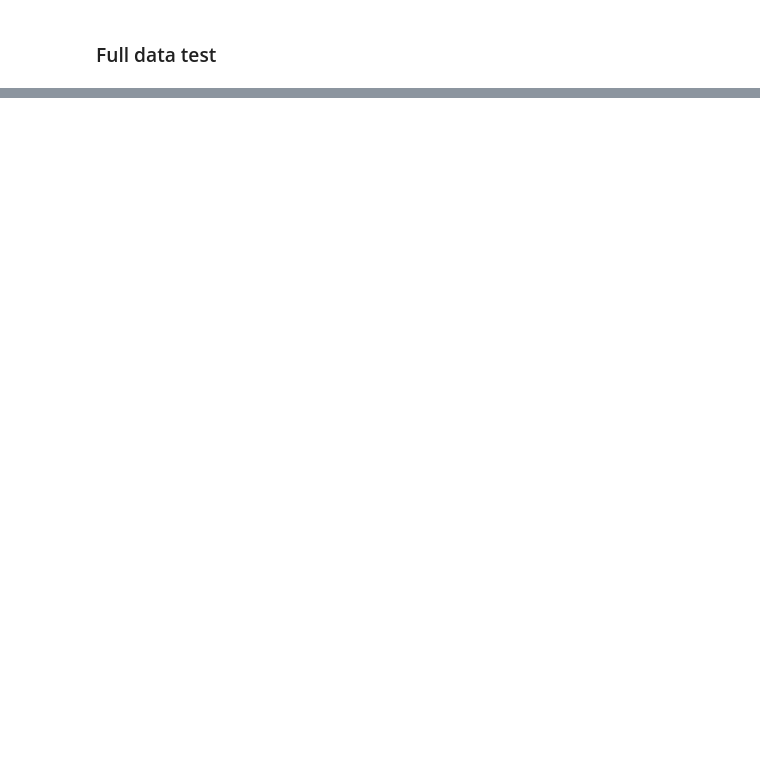
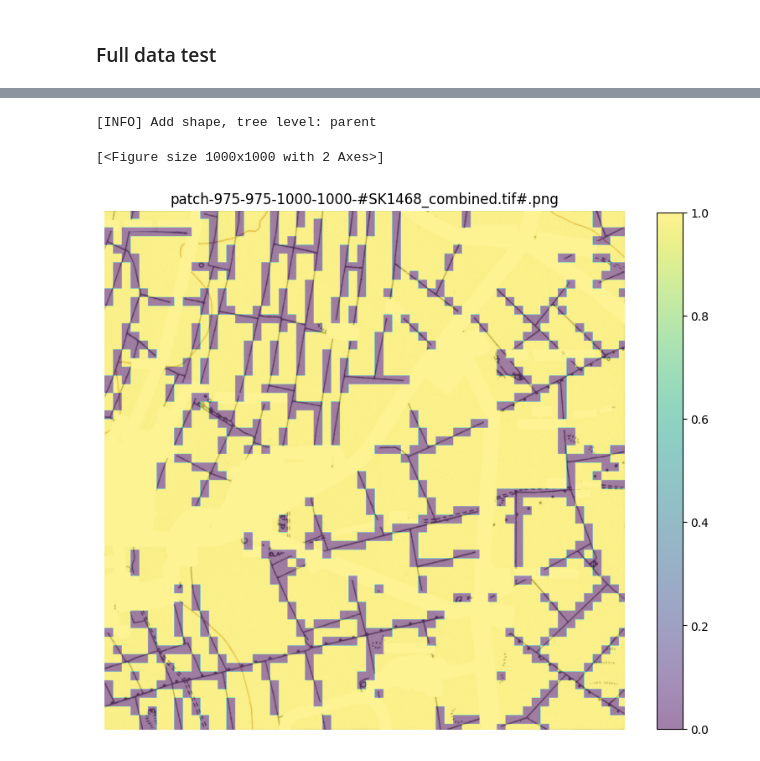
Before and after one commit to pdnpa/cnn-boundaries, a Jupyter notebook: notebooks/map-reader.ipynb, the cells around one changed output, grey strips where cells are left out. Cells and saved outputs as stored; diff of their text form; code cells hidden in the pictures; blank space fills up the shorter version.

```diff
--- a/notebooks/map-reader.ipynb
+++ b/notebooks/map-reader.ipynb
@@ -358,5 +342,7 @@ my_maps.show_parent(parent_list[0], column_to_plot="pred", vmin=0, vmax=1, alpha
 # %% [markdown]
 ### Full data test
+# %%
+patch_df.reset_index(inplace=True, drop=False)
 # %%
 patch_df.head()
 # %% [output]
@@ -371,7 +356,7 @@ patch_df.head()
 predictions = PatchDataset(patch_df, transform="test")
 # %%
 # add this dataset to ClassifierContainer()
-my_classifier.load_dataset(patch_df, set_name="predictions")
+my_classifier.load_dataset(predictions, set_name="predictions")
 # %%
 my_classifier.inference(set_name="predictions")
 # %% [output]
@@ -388,11 +386,15 @@ infer.patch_df
 # %%
 from mapreader import load_patches
 
 my_maps = load_patches(patch_paths = "../content/tifs/patches/*png", parent_paths="../content/tifs/masked/*.tif")
 
-infer_df = infer.patch_df
-my_maps.add_metadata(infer_df, tree_level='patch', ignore_mismatch=True) # add dataframe as metadata
+patch_df_predictions = predictions.patch_df
+my_maps.add_metadata(patch_df_predictions, tree_level='patch', ignore_mismatch=True) # add dataframe as metadata
 my_maps.add_shape()
 
 parent_list = my_maps.list_parents()
-my_maps.show_parent(parent_list[0], column_to_plot="pred", vmin=0, vmax=1, alpha=0.5, patch_border=False)
+my_maps.show_parent(parent_list[1], column_to_plot="pred", vmin=0, vmax=1, alpha=0.5, patch_border=False)
+# %% [output]
+[INFO] Add shape, tree level: parent
+[<Figure size 1000x1000 with 2 Axes>]
+[figure, added]
```
Also changed, not shown: parts of 17 cells of this notebook.
